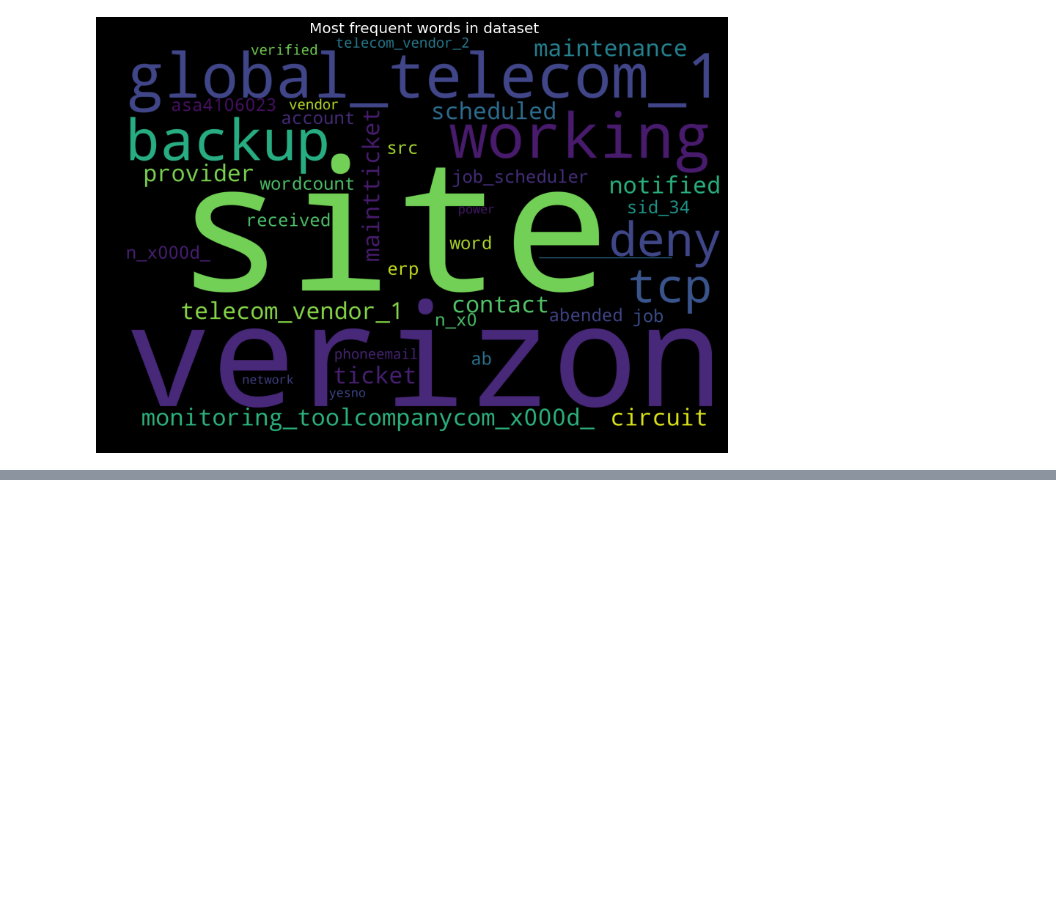
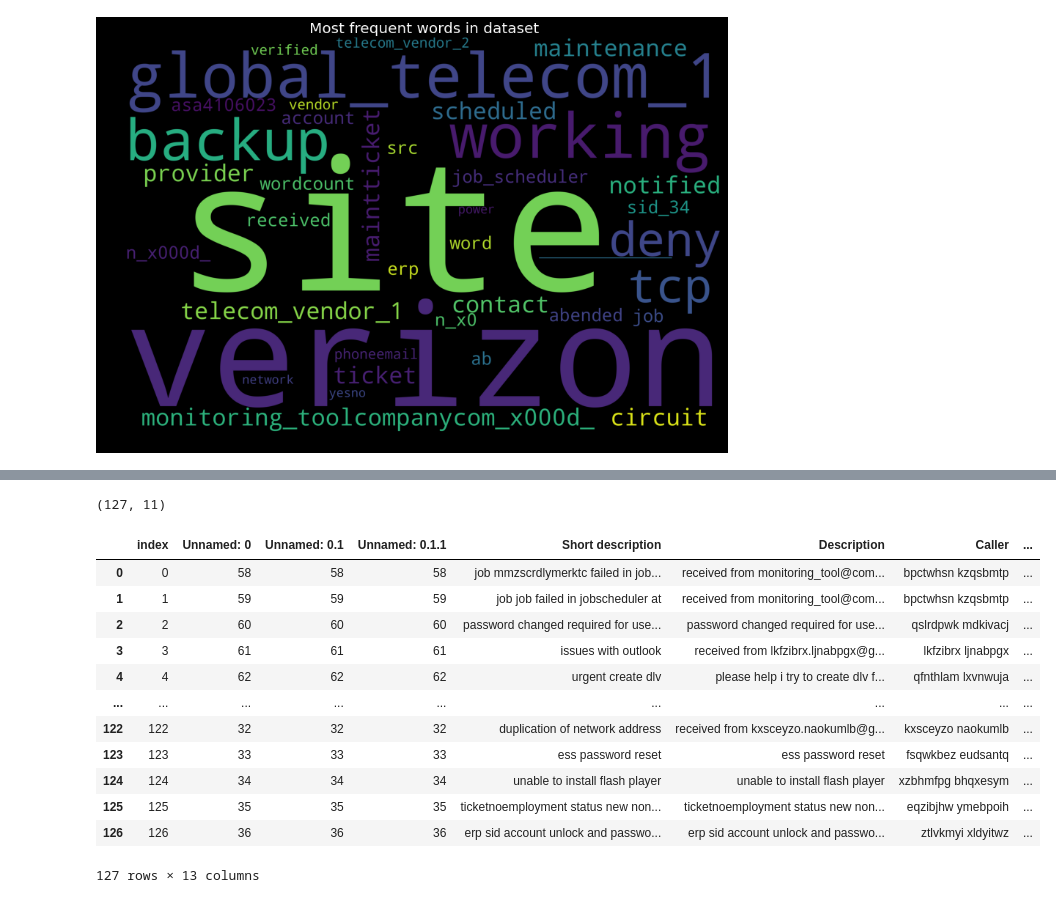
Before and after one commit to pbhuch/GL_DecA_G4_NLP1, a Jupyter notebook: Copy_of_GL_DecA_G4_NLP1.ipynb, the cells around one changed output, grey strips where cells are left out. Cells and saved outputs as stored; diff of their text form; code cells hidden in the pictures; blank space fills up the shorter version.

```diff
--- a/Copy_of_GL_DecA_G4_NLP1.ipynb
+++ b/Copy_of_GL_DecA_G4_NLP1.ipynb
@@ -250,0 +343,3 @@ plt.show()
+# %%
+df_clean = pd.read_excel('/content/sample_data/cleaned_data.xlsx')
+df_clean.head()
@@ -250,0 +380,22 @@ plt.show()
+# %%
+df_clean.shape
+# %% [output]
+(127, 11)
+# %%
+df_clean.insert(loc=11,column='pred_group',value=np.nan,allow_duplicates=True)
+# %%
+df_clean.reset_index()
+# %% [output]
+|  | index | Unnamed: 0 | Unnamed: 0.1 | Unnamed: 0.1.1 | Short description | Description | Caller | ... |
+| 0 | 0 | 58 | 58 | 58 | job mmzscrdlymerktc failed in job... | received from monitoring_tool@com... | bpctwhsn kzqsbmtp | ... |
+| 1 | 1 | 59 | 59 | 59 | job job failed in jobscheduler at | received from monitoring_tool@com... | bpctwhsn kzqsbmtp | ... |
+| 2 | 2 | 60 | 60 | 60 | password changed required for use... | password changed required for use... | qslrdpwk mdkivacj | ... |
+| 3 | 3 | 61 | 61 | 61 | issues with outlook | received from lkfzibrx.ljnabpgx@g... | lkfzibrx ljnabpgx | ... |
+| 4 | 4 | 62 | 62 | 62 | urgent create dlv | please help i try to create dlv f... | qfnthlam lxvnwuja | ... |
+| ... | ... | ... | ... | ... | ... | ... | ... | ... |
+| 122 | 122 | 32 | 32 | 32 | duplication of network address | received from kxsceyzo.naokumlb@g... | kxsceyzo naokumlb | ... |
+| 123 | 123 | 33 | 33 | 33 | ess password reset | ess password reset | fsqwkbez eudsantq | ... |
+| 124 | 124 | 34 | 34 | 34 | unable to install flash player | unable to install flash player | xzbhmfpg bhqxesym | ... |
+| 125 | 125 | 35 | 35 | 35 | ticketnoemployment status new non... | ticketnoemployment status new non... | eqzibjhw ymebpoih | ... |
+| 126 | 126 | 36 | 36 | 36 | erp sid account unlock and passwo... | erp sid account unlock and passwo... | ztlvkmyi xldyitwz | ... |
+127 rows × 13 columns
```
Also changed, not shown: parts of 18 cells of this notebook.
